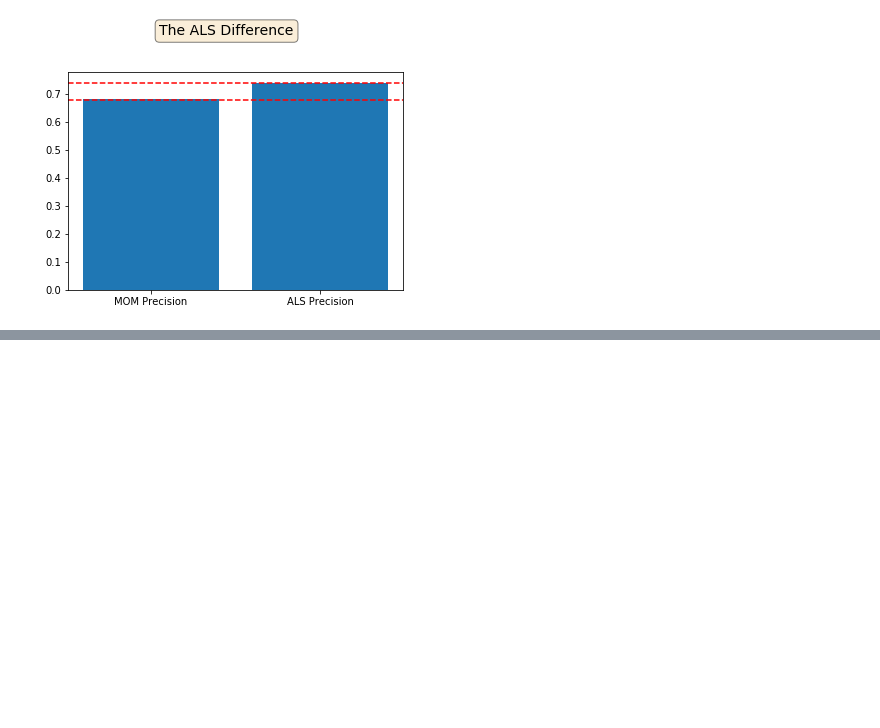
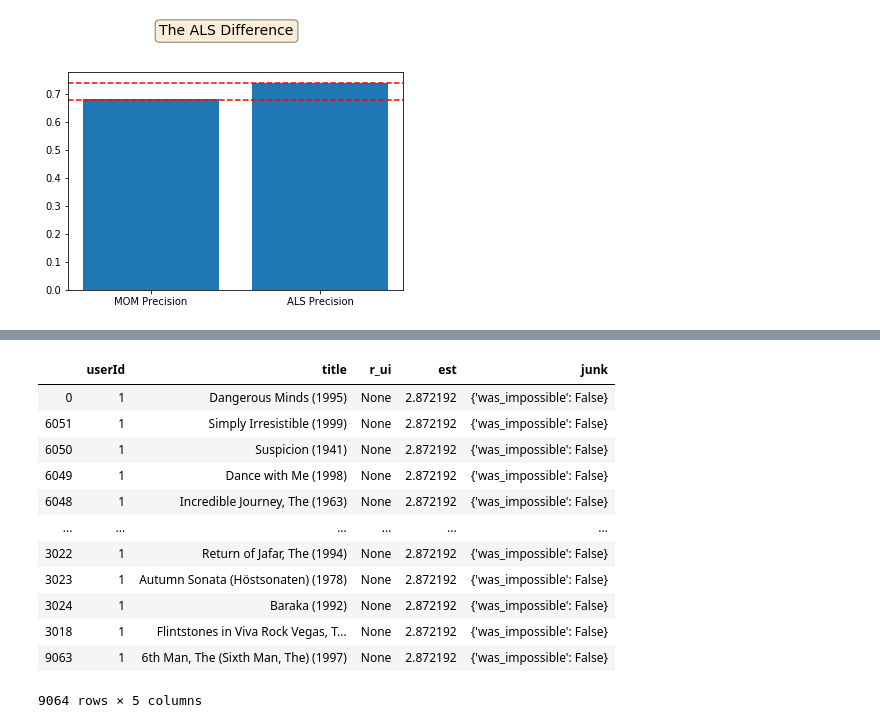
Before and after one commit to reiffd7/movie_recommender, a Jupyter notebook: dan/model_metrics.ipynb, the cells around one changed output, grey strips where cells are left out. Drawn from its saved outputs; the diff is of its cells as text; code cells hidden in the pictures; blank space fills up the shorter version.

```diff
--- a/dan/model_metrics.ipynb
+++ b/dan/model_metrics.ipynb
@@ -177,0 +256,16 @@ Text(0.05,0.95,'The ALS Difference')
+# %%
+pred_df[pred_df['userId'] == 1].sort_values(by='est')
+# %% [output]
+|  | userId | title | r_ui | est | junk |
+| 0 | 1 | Dangerous Minds (1995) | None | 2.872192 | {'was_impossible': False} |
+| 6051 | 1 | Simply Irresistible (1999) | None | 2.872192 | {'was_impossible': False} |
+| 6050 | 1 | Suspicion (1941) | None | 2.872192 | {'was_impossible': False} |
+| 6049 | 1 | Dance with Me (1998) | None | 2.872192 | {'was_impossible': False} |
+| 6048 | 1 | Incredible Journey, The (1963) | None | 2.872192 | {'was_impossible': False} |
+| ... | ... | ... | ... | ... | ... |
+| 3022 | 1 | Return of Jafar, The (1994) | None | 2.872192 | {'was_impossible': False} |
+| 3023 | 1 | Autumn Sonata (Höstsonaten) (1978) | None | 2.872192 | {'was_impossible': False} |
+| 3024 | 1 | Baraka (1992) | None | 2.872192 | {'was_impossible': False} |
+| 3018 | 1 | Flintstones in Viva Rock Vegas, T... | None | 2.872192 | {'was_impossible': False} |
+| 9063 | 1 | 6th Man, The (Sixth Man, The) (1997) | None | 2.872192 | {'was_impossible': False} |
+9064 rows × 5 columns
```
Also changed, not shown: parts of 19 cells of this notebook, 2 other files.
